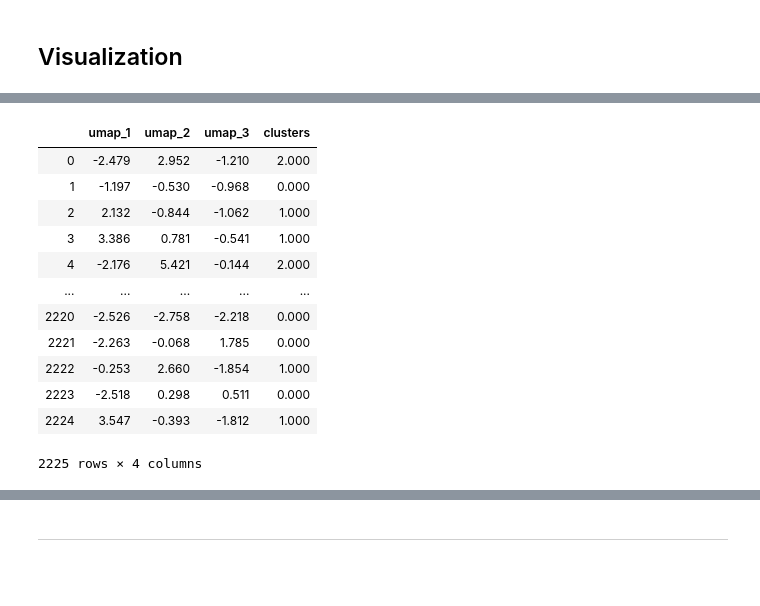
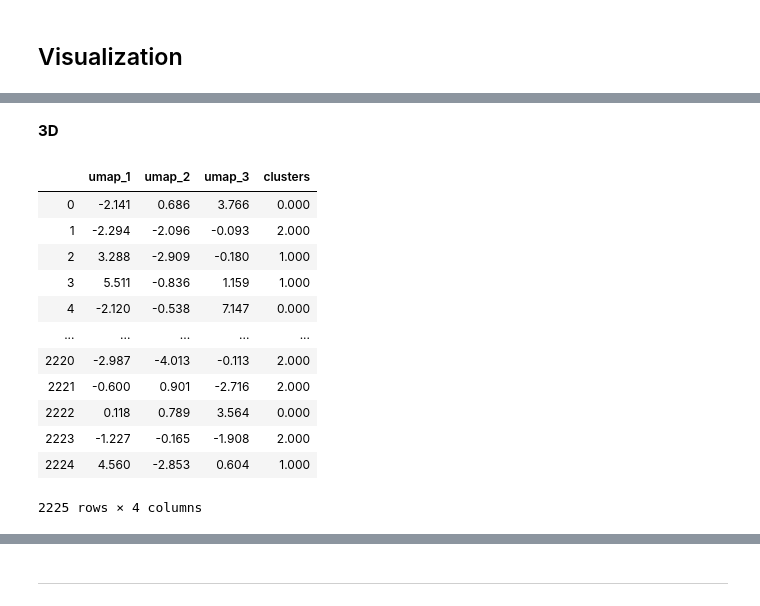
Before and after one commit to PabloRR100/NLP, a Jupyter notebook: Side_projects/Document_Clustering/Notebooks__Local/HDBSCAN.ipynb, the cells around one changed output, grey strips where cells are left out. Drawn from its saved outputs; the diff is of its cells as text; code cells hidden in the pictures; blank space fills up the shorter version.

```diff
--- a/Side_projects/Document_Clustering/Notebooks__Local/HDBSCAN.ipynb
+++ b/Side_projects/Document_Clustering/Notebooks__Local/HDBSCAN.ipynb
@@ -124,8 +124,8 @@ The 2225 records have been embedded into 3 dimensions
 ### UMAP
 # %%
 import umap
-umap_ = umap.UMAP(random_state=42, n_components=2, metric='cosine')
-umap_3_ = umap.UMAP(random_state=42, n_components=3, metric='cosine')
+umap_ = umap.UMAP(random_state=42, n_components=2, metric='cosine', n_neighbors=5)
+umap_3_ = umap.UMAP(random_state=42, n_components=3, metric='cosine', n_neighbors=5)
 umap_embedding = umap_.fit_transform(tfidf.representation.values)
 umap_embedding_3 = umap_3_.fit_transform(tfidf.representation.values)
 print('The {} records have been embedded into {} dimensions'.format(*umap_embedding.shape))
@@ -193,19 +190,20 @@ sns.scatterplot(x=umap_embedding_3[:,0], y=umap_embedding_3[:,1], hue=clusters_u
+# %% [markdown]
+**3D**
 # %%
 df = pd.DataFrame(
     data=np.hstack((umap_embedding_3, clusters_umap_3.reshape(-1,1))),
     columns=['umap_1', 'umap_2', 'umap_3', 'clusters'])
-df
 # %% [output]
 |  | umap_1 | umap_2 | umap_3 | clusters |
-| 0 | -2.479 | 2.952 | -1.210 | 2.000 |
-| 1 | -1.197 | -0.530 | -0.968 | 0.000 |
-| 2 | 2.132 | -0.844 | -1.062 | 1.000 |
-| 3 | 3.386 | 0.781 | -0.541 | 1.000 |
-| 4 | -2.176 | 5.421 | -0.144 | 2.000 |
+| 0 | -2.141 | 0.686 | 3.766 | 0.000 |
+| 1 | -2.294 | -2.096 | -0.093 | 2.000 |
+| 2 | 3.288 | -2.909 | -0.180 | 1.000 |
+| 3 | 5.511 | -0.836 | 1.159 | 1.000 |
+| 4 | -2.120 | -0.538 | 7.147 | 0.000 |
 | ... | ... | ... | ... | ... |
-| 2220 | -2.526 | -2.758 | -2.218 | 0.000 |
-| 2221 | -2.263 | -0.068 | 1.785 | 0.000 |
-| 2222 | -0.253 | 2.660 | -1.854 | 1.000 |
-| 2223 | -2.518 | 0.298 | 0.511 | 0.000 |
-| 2224 | 3.547 | -0.393 | -1.812 | 1.000 |
+| 2220 | -2.987 | -4.013 | -0.113 | 2.000 |
+| 2221 | -0.600 | 0.901 | -2.716 | 2.000 |
+| 2222 | 0.118 | 0.789 | 3.564 | 0.000 |
+| 2223 | -1.227 | -0.165 | -1.908 | 2.000 |
+| 2224 | 4.560 | -2.853 | 0.604 | 1.000 |
 2225 rows × 4 columns
```
Also changed, not shown: parts of 13 cells of this notebook, 3 other files.
